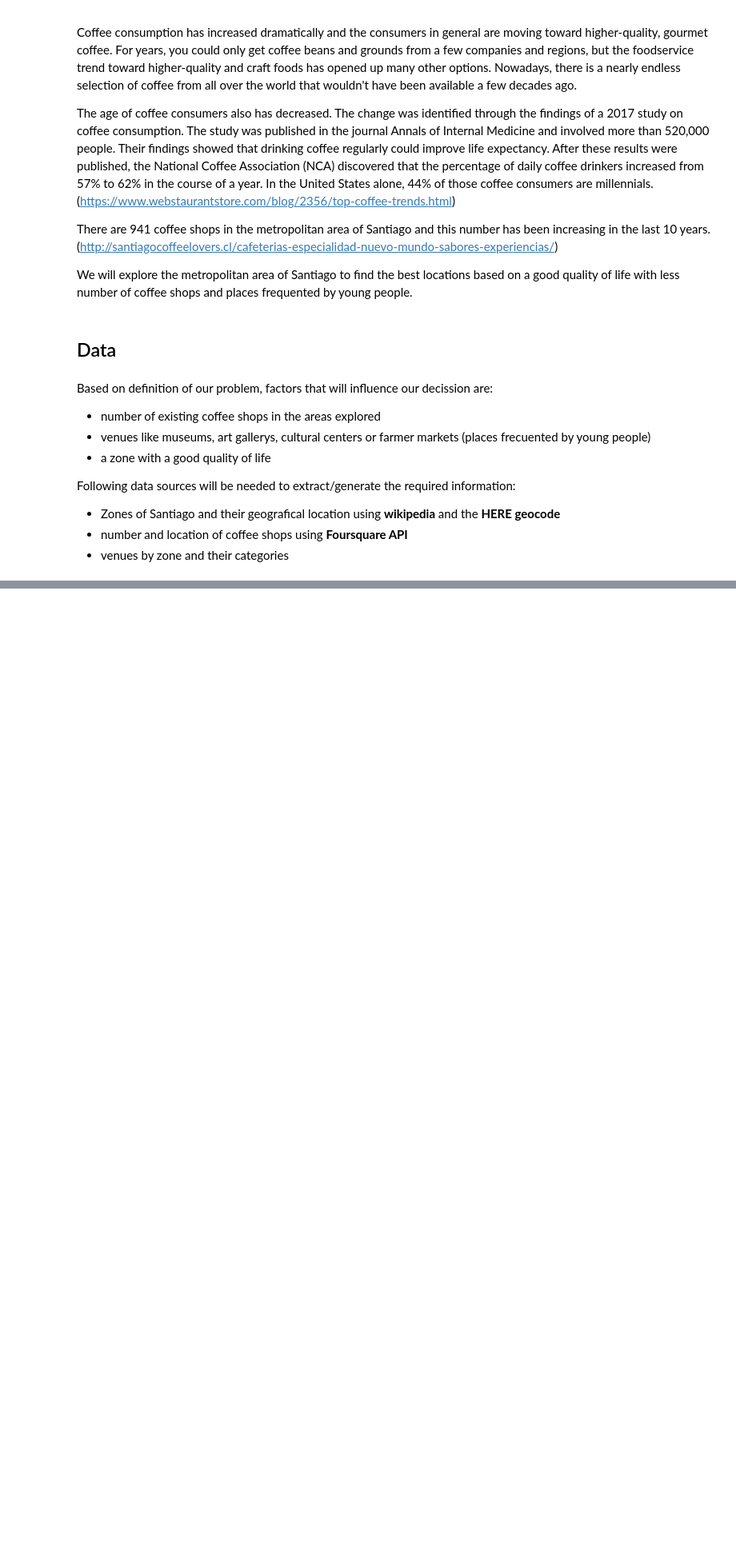
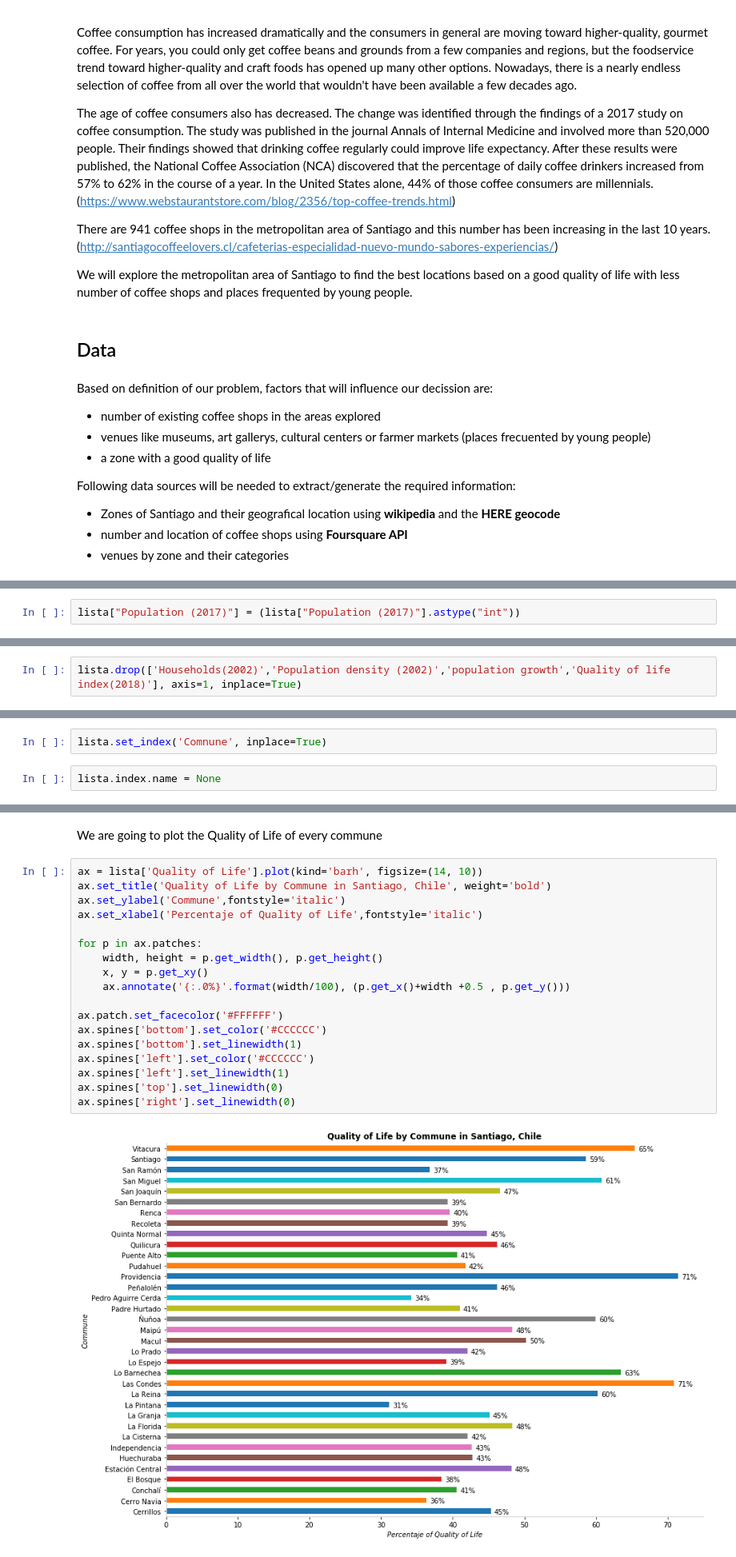
Before and after one commit to lilianaolis/Coursera_Capstone, a Jupyter notebook: Capstone Project Week 1.ipynb, the cells around one changed output, grey strips where cells are left out. Shown: that part at 80% size. Cells and saved outputs as stored; diff of their text form; blank space fills up the shorter version.

```diff
--- a/Capstone Project Week 1.ipynb
+++ b/Capstone Project Week 1.ipynb
@@ -39,0 +141,2 @@ Following data sources will be needed to extract/generate the required informati
+# %%
+lista["Population (2017)"] = (lista["Population (2017)"].astype("int"))
@@ -39,0 +145,2 @@ Following data sources will be needed to extract/generate the required informati
+# %%
+lista.drop(['Households(2002)','Population density (2002)','population growth','Quality of life index(2018)'], axis=1, inplace=True)
@@ -39,0 +172,4 @@ Following data sources will be needed to extract/generate the required informati
+# %%
+lista.set_index('Comnune', inplace=True)
+# %%
+lista.index.name = None
@@ -39,0 +187,22 @@ Following data sources will be needed to extract/generate the required informati
+# %% [markdown]
+We are going to plot the Quality of Life of every commune
+# %%
+ax = lista['Quality of Life'].plot(kind='barh', figsize=(14, 10))
+ax.set_title('Quality of Life by Commune in Santiago, Chile', weight='bold')
+ax.set_ylabel('Commune',fontstyle='italic')
+ax.set_xlabel('Percentaje of Quality of Life',fontstyle='italic')
+
+for p in ax.patches:
+    width, height = p.get_width(), p.get_height()
+    x, y = p.get_xy()
+    ax.annotate('{:.0%}'.format(width/100), (p.get_x()+width +0.5 , p.get_y()))
+
+ax.patch.set_facecolor('#FFFFFF')
+ax.spines['bottom'].set_color('#CCCCCC')
+ax.spines['bottom'].set_linewidth(1)
+ax.spines['left'].set_color('#CCCCCC')
+ax.spines['left'].set_linewidth(1)
+ax.spines['top'].set_linewidth(0)
+ax.spines['right'].set_linewidth(0)
+# %% [output]
+[figure, added]
```
Also changed, not shown: parts of 92 cells of this notebook.
